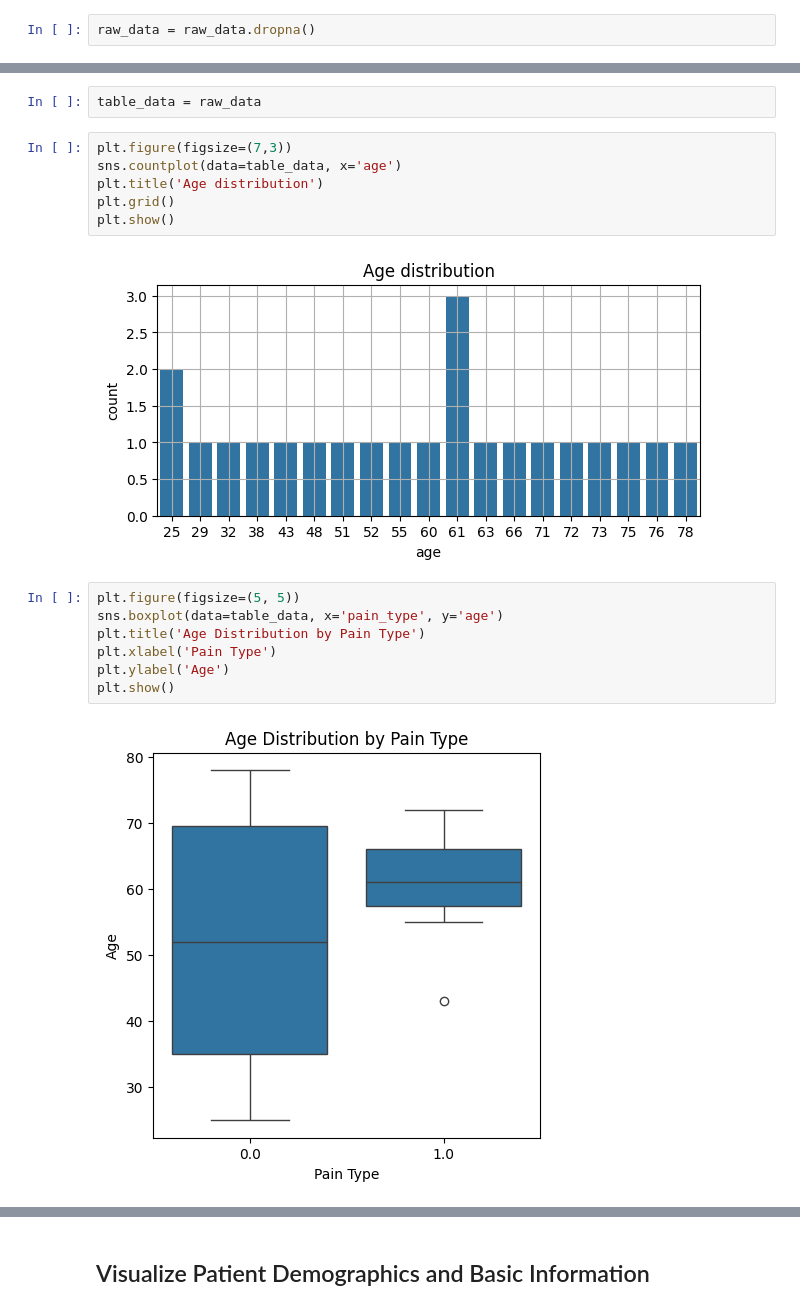
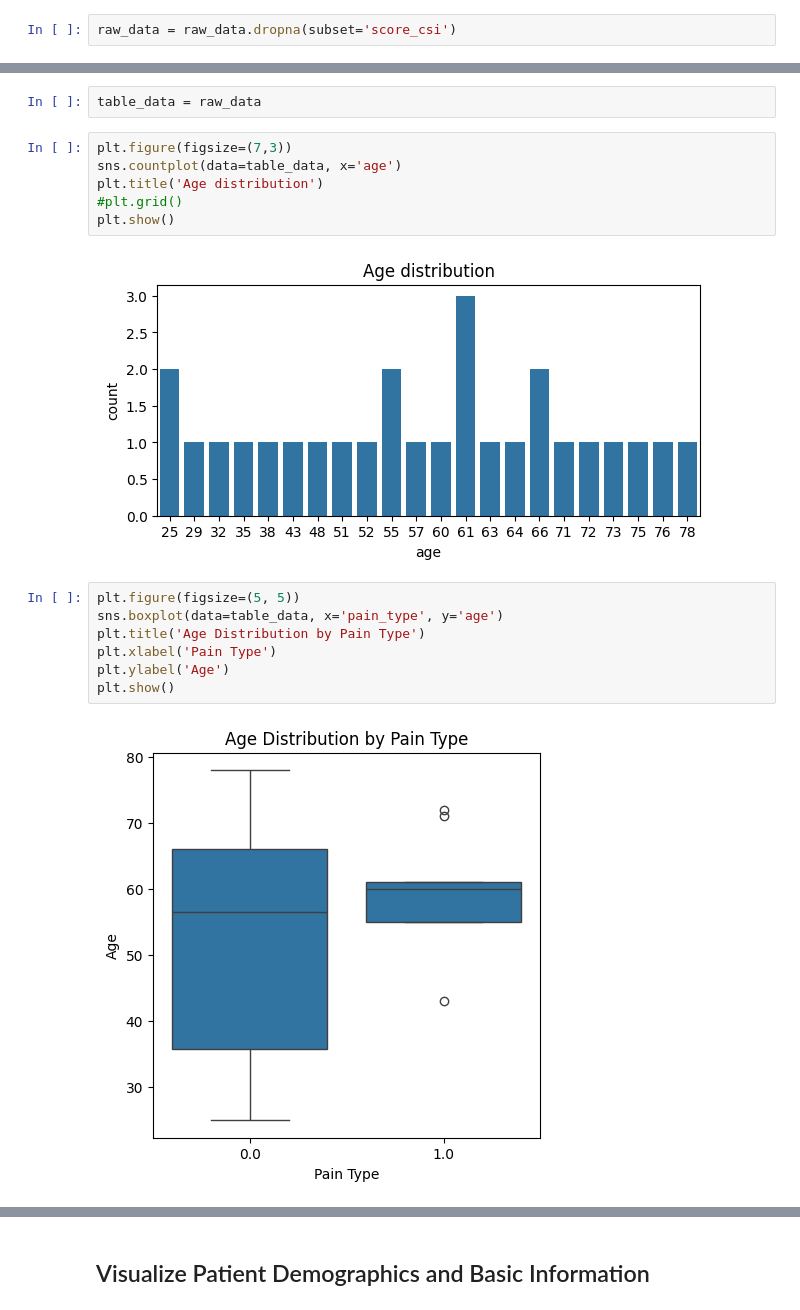
Before and after one commit to TAUforPython/TMS-pain-analysis, a Jupyter notebook: ML TMS pain analysis.ipynb, the cells around one changed output, grey strips where cells are left out. Drawn from its saved outputs; the diff is of its cells as text.

```diff
--- a/ML TMS pain analysis.ipynb
+++ b/ML TMS pain analysis.ipynb
@@ -83,5 +83,5 @@ raw_data.describe().round(2).T
 # %%
-raw_data = raw_data.dropna()
+raw_data = raw_data.dropna(subset='score_csi')
 # %%
 raw_data.info()
 # %% [output]
@@ -173,11 +173,11 @@ table_data = raw_data
 # %%
 plt.figure(figsize=(7,3))
 sns.countplot(data=table_data, x='age')
 plt.title('Age distribution')
-plt.grid()
+#plt.grid()
 plt.show()
 # %% [output]
-[figure, old version]
+[figure, new version]
 # %%
 plt.figure(figsize=(5, 5))
 sns.boxplot(data=table_data, x='pain_type', y='age')
@@ -186,7 +186,7 @@ plt.xlabel('Pain Type')
 plt.ylabel('Age')
 plt.show()
 # %% [output]
-[figure, old version]
+[figure, new version]
 # %%
 for col in table_data.columns:
     if col != 'patient_id': # Exclude 'patient_id' from conversion
```
Also changed, not shown: parts of 37 cells of this notebook.
